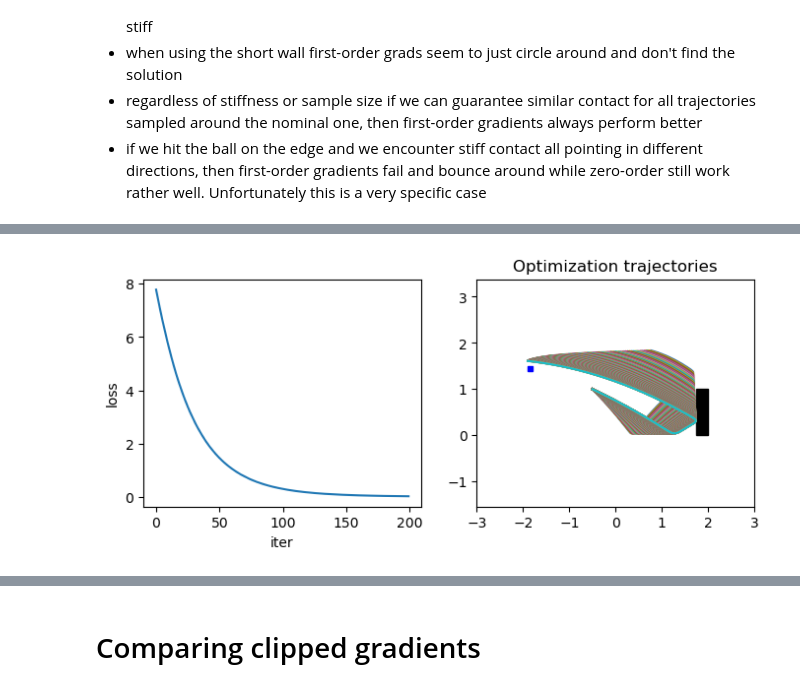
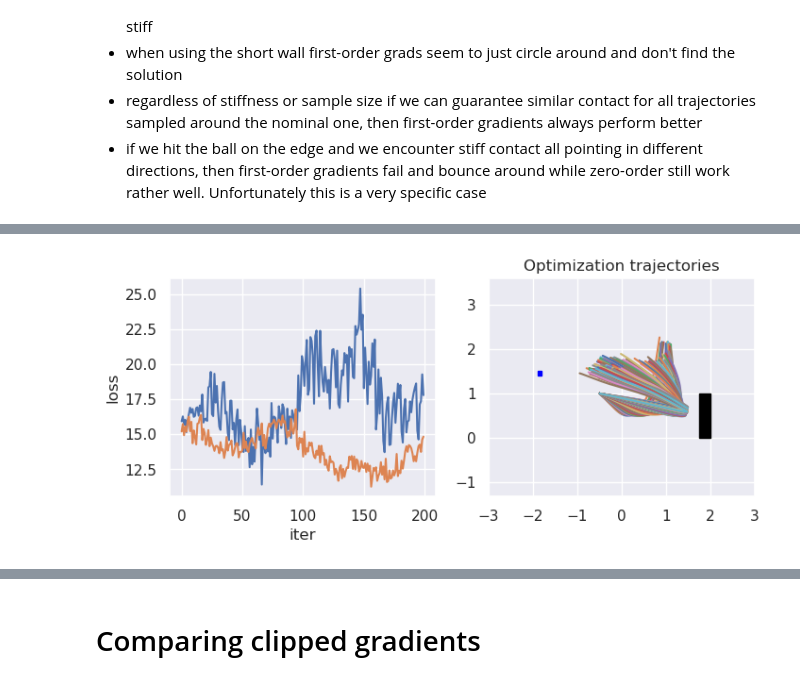
Before and after one commit to NVlabs/DiffRL, a Jupyter notebook: ball_env/ball_env_analysis.ipynb, the cells around one changed output, grey strips where cells are left out. Drawn from its saved outputs; the diff is of its cells as text; code cells hidden in the pictures.

```diff
--- a/ball_env/ball_env_analysis.ipynb
+++ b/ball_env/ball_env_analysis.ipynb
@@ -130,10 +14,7 @@ def norm_variance(arr: np.ndarray):
         axis=1,
     )
 
-import seaborn as sns
-sns.set()
-
-data = np.load("outputs/grads/bounce_grads_40.npz")
+data = np.load("outputs/bounce_grads_40.npz")
 fobgs = data["fobgs"]
 zobgs = data["zobgs"]
 loss = data["losses"]
@@ -142,10 +23,11 @@ hh = np.arange(fobgs.shape[0])
 m=data['m']
 N = fobgs.shape[1]
 std = data['std']
+H = 40
 
 f, ax = plt.subplots(3, 1, figsize=(3, 6))
 
-ldata = np.load("landscapes_0.1.npy", allow_pickle=True)
+ldata = np.load("outputs/landscapes_0.1.npy", allow_pickle=True)
 xy = ldata[0]['trajectories'][0]
 
 for n in range(xy.shape[1]):
@@ -170,8 +52,8 @@ bias_l2 = norm(diff, ord=2, axis=-1)
 bias_l1 = norm(diff, ord=1, axis=-1)
 ax[1].plot(hh, bias_l2, label="L2 Bias")
 # ax[0, 0].plot(hh, bias_l1, label="L1 Bias")
-for (start, end) in contact_ranges:
-    ax[1].axvspan(start/8, end/8, alpha=0.2, color='red')
+# for (start, end) in contact_ranges:
+#     ax[1].axvspan(start/8, end/8, alpha=0.2, color='red')
 ax[1].set_ylabel("First-order bias")
 # ax[0, 0].legend()
 ax[1].set_xlabel("H")
@@ -335,7 +316,7 @@ f, ax = plt.subplots(1, 3, figsize=(14, 3))#, subplot_kw={"projection": "3d"})
 XX = np.linspace(0, 15, 30)
 YY = np.linspace(-10, 5, 30)
 X, Y = np.meshgrid(XX, YY)
-data = np.load("landscapes_0.1.npy", allow_pickle=True)[0]
+data = np.load("outputs/landscapes_0.1.npy", allow_pickle=True)[0]
 Z = data.pop("landscape").reshape(30,30)
 
 
@@ -412,20 +393,3 @@ plt.legend()
 * when using the short wall first-order grads seem to just circle around and don't find the solution
 * regardless of stiffness or sample size if we can guarantee similar contact for all trajectories sampled around the nominal one, then first-order gradients always perform better
 * if we hit the ball on the edge and we encounter stiff contact all pointing in different directions, then first-order gradients fail and bounce around while zero-order still work rather well. Unfortunately this is a very specific case
-# %%
-ax = plt.gca()
-
-xy = np.load("trajecotry.npy")
-for i in range(xy.shape[1]):
-    ax.plot(xy[:, i, 0], xy[:, i, 1])
-
-# add wall
-ax.add_patch(patches.Rectangle((1.75, 0), 0.25, 2.0, linewidth=1, edgecolor='black', facecolor='black'))
-
-# add target
-ax.add_patch(patches.Rectangle((-1.9, 1.4), 0.1, 0.1, linewidth=1, edgecolor='blue', facecolor='blue'))
-
-# ball
-ax.add_patch(patches.Circle((-0.5, 1.0), 0.1, edgecolor='red', facecolor='red'))
-
-plt.axis('equal')
@@ -438,26 +396,28 @@ plt.axis('equal')
 # %%
-data = np.load("optim.npz")
+data = np.load("outputs/bounce_optimization_noisy.npz")
 
 f, ax = plt.subplots(1, 2, figsize=(8, 3))
 
 ax[0].plot(data['losses'].mean(-1))
+ax[0].plot(data['z_losses'].mean(-1))
 ax[0].set_ylabel("loss")
 ax[0].set_xlabel("iter")
 
 for xy in data['trajectories'].mean(2):
     ax[1].plot(xy[:,0], xy[:,1])
 
 # add wall
 rect = patches.Rectangle((1.75, 0), 0.25, 1.0, linewidth=1, edgecolor='black', facecolor='black')
 ax[1].add_patch(rect)
 
 # add target
 rect = patches.Rectangle((-1.9, 1.4), 0.1, 0.1, linewidth=1, edgecolor='blue', facecolor='blue')
 ax[1].add_patch(rect)
 
 ax[1].axis('equal')
 ax[1].set_xlim((-3, 3))
 ax[1].set_title("Optimization trajectories")
+f, ax = plt.subplots(1, 2, figsize=(8, 3))
 plt.savefig("stochastic_optimization.pdf")
 # %% [output]
-[figure, old version]
+[figure, new version]
```
Also changed, not shown: parts of 22 cells of this notebook, 4 other files.
